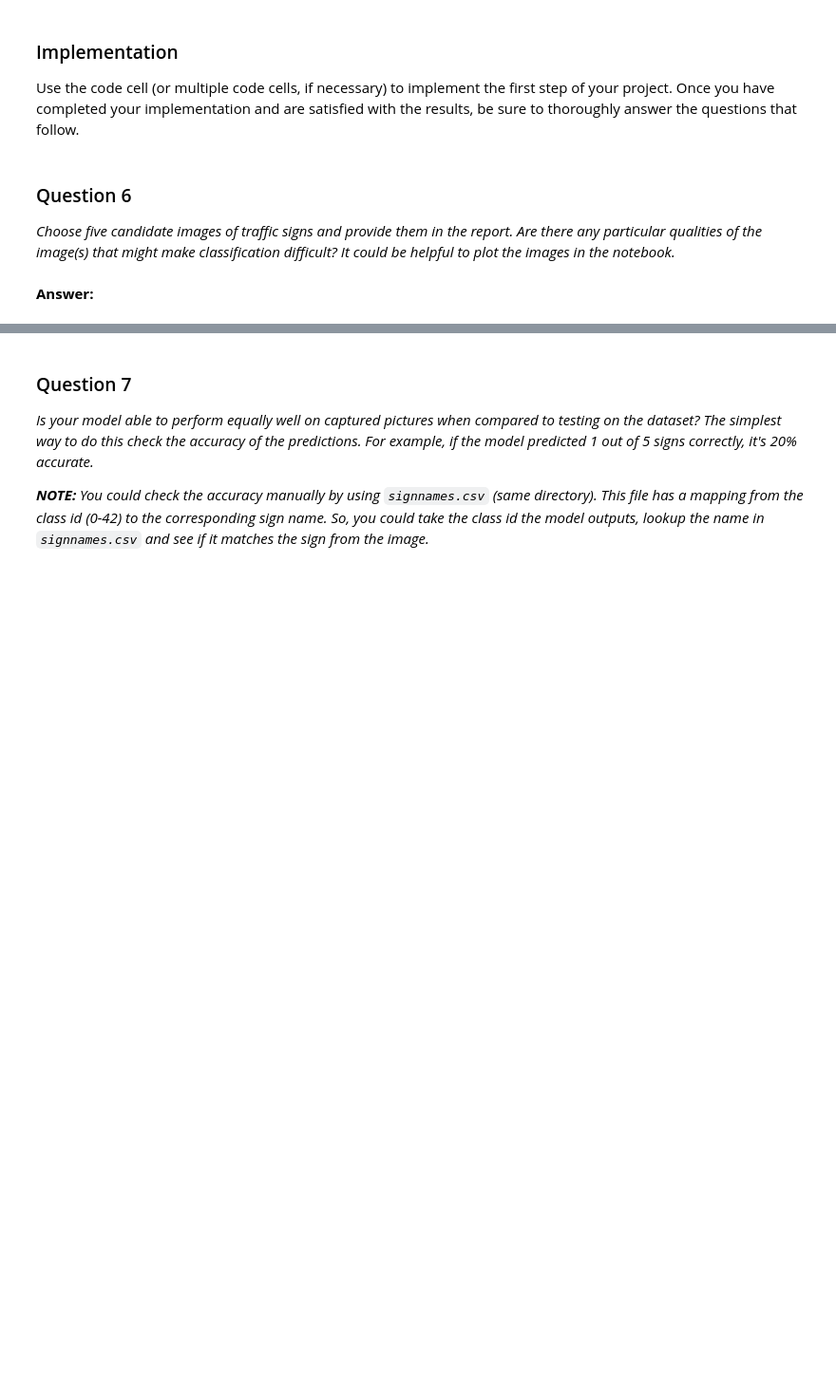
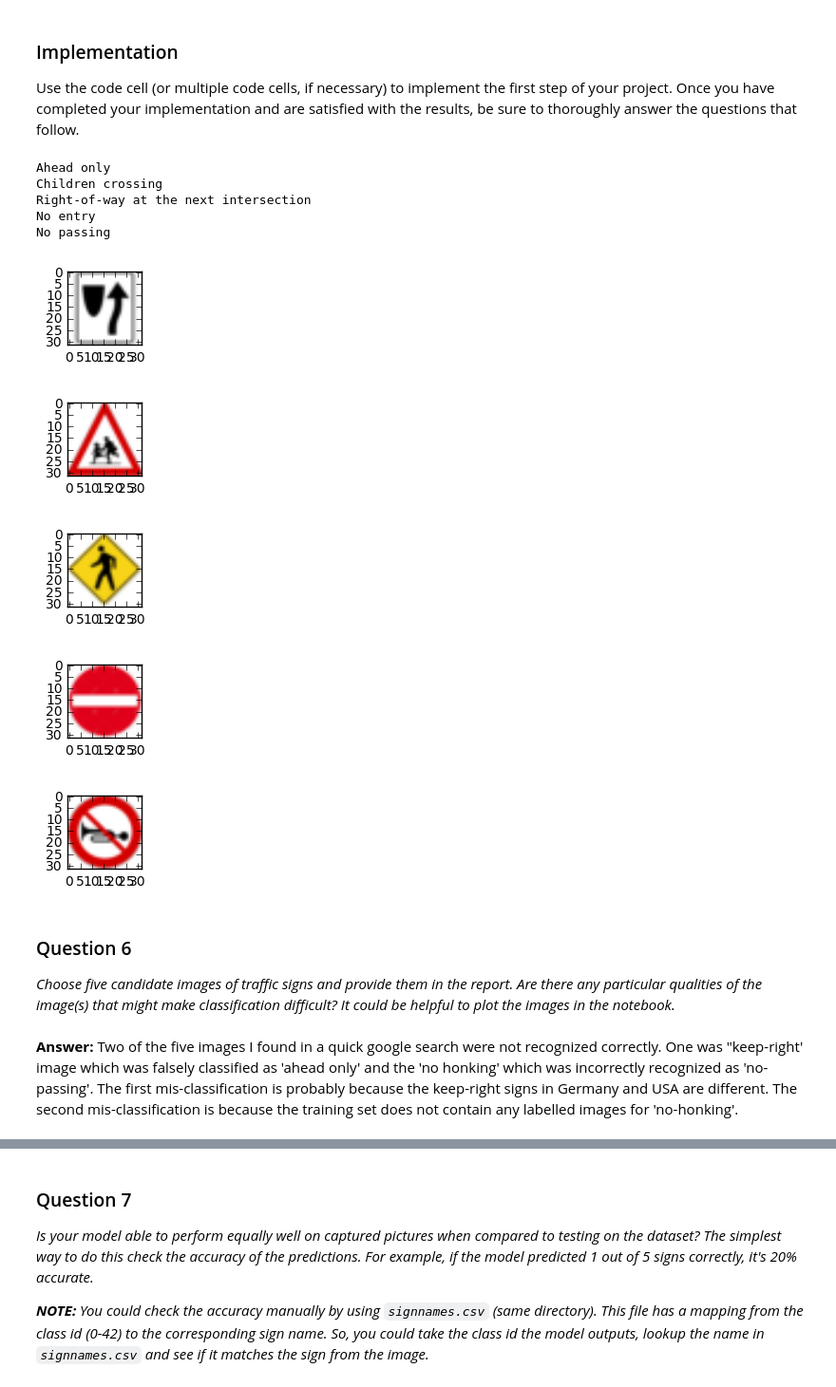
Before and after one commit to herman-cb/CarND-Traffic-Sign-Classifier-Project, a Jupyter notebook: Traffic_Sign_Classifier.ipynb, the cells around one changed output, grey strips where cells are left out. Shown at 95% size. Cells and saved outputs as stored; diff of their text form; code cells hidden in the pictures; blank space fills up the shorter version.

```diff
--- a/Traffic_Sign_Classifier.ipynb
+++ b/Traffic_Sign_Classifier.ipynb
@@ -314,6 +335,70 @@ Use the code cell (or multiple code cells, if necessary) to implement the first
+# %%
+### Load the images and plot them here.
+### Feel free to use as many code cells as needed.
+
+signs = {}
+f = open('signnames.csv', 'r')
+c = 0
+for line in f.readlines():
+    c = c + 1
+    if c == 1:
+        continue
+
+    s = line.strip().split(',')
+    code = int(s[0])
+    name = s[1]
+    signs[code] = name
+
+
+import scipy
+import glob
+
+files = ['30.png']
+
+prediction = tf.argmax(logits, 1)
+
+sess = tf.Session()
+saver = tf.train.import_meta_graph('traffic-net.meta')
+saver.restore(sess, tf.train.latest_checkpoint('./'))
+all_vars = tf.get_collection('vars')
+for v in all_vars:
+    sess.run(v)
+
+for fname in glob.glob('./test/*.*'):
+    image = scipy.misc.imresize(scipy.misc.imread(fname), (32, 32, 3))
+    plt.figure(figsize=(1,1))
+#     print('image shape = {}'.format(image.shape))
+    plt.imshow(image, cmap="gray")
+    image = image.reshape(1, 32, 32, 3)
+    p = sess.run(prediction, feed_dict={x: image})
+    print(signs[p[0]])
+
+
+
+# indexes = np.random.randint(0, len(X_test), size=5)
+
+# for index in indexes:
+#     image = X_train[index].squeeze()
+#     plt.figure(figsize=(1,1))
+#     print('image shape = {}'.format(image.shape))
+#     plt.imshow(image, cmap="gray")
+#     image = image.reshape(1, 32, 32, 3)
+#     p = sess.run(prediction, feed_dict={x: image})
+#     print(signs[p[0]])
+
+#     print(signs[y_train[index]])
+# %% [output]
+Ahead only
+Children crossing
+Right-of-way at the next intersection
+No entry
+No passing
+[figure, added]
+[figure, added]
+[figure, added]
+[figure, added]
+[figure, added]
 # %% [markdown]
 ### Question 6
 
 _Choose five candidate images of traffic signs and provide them in the report. Are there any particular qualities of the image(s) that might make classification difficult? It could be helpful to plot the images in the notebook._
-# %% [markdown]
-**Answer:**
@@ -322,0 +405,2 @@ _Choose five candidate images of traffic signs and provide them in the report. A
+# %% [markdown]
+**Answer:** Two of the five images I found in a quick google search were not recognized correctly. One was "keep-right' image which was falsely classified as 'ahead only' and the 'no honking' which was incorrectly recognized as 'no-passing'. The first mis-classification is probably because the keep-right signs in Germany and USA are different. The second mis-classification is because the training set does not contain any labelled images for 'no-honking'.
```
Also changed, not shown: parts of 18 cells of this notebook, 9 other files.
